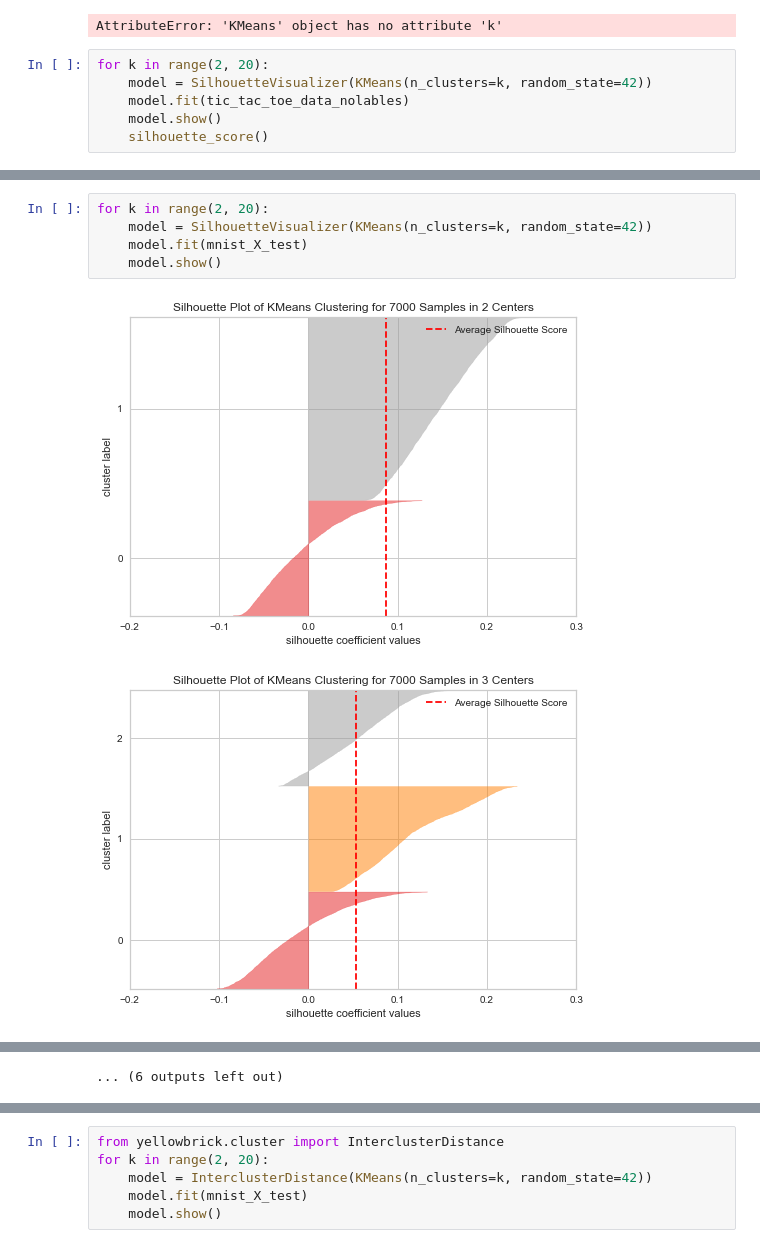
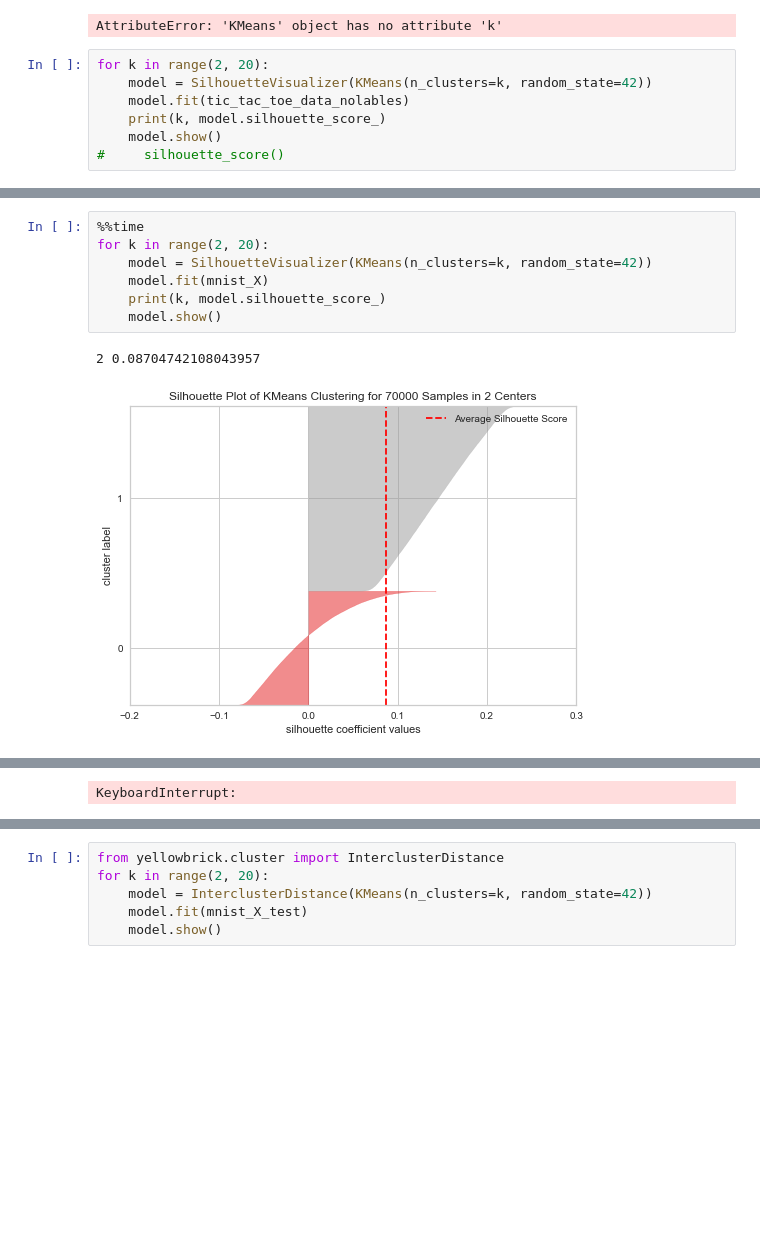
Before and after one commit to barmag/cs7641-projects, a Jupyter notebook: project3/experiments.ipynb, the cells around one changed output, grey strips where cells are left out. Cells and saved outputs as stored; diff of their text form; blank space fills up the shorter version.

```diff
--- a/project3/experiments.ipynb
+++ b/project3/experiments.ipynb
@@ -65,6 +65,7 @@ AttributeError: 'KMeans' object has no attribute 'k'
 for k in range(2, 20):
     model = SilhouetteVisualizer(KMeans(n_clusters=k, random_state=42))
     model.fit(tic_tac_toe_data_nolables)
+    print(k, model.silhouette_score_)
     model.show()
-    silhouette_score()
+#     silhouette_score()
 # %% [output]
@@ -84,8 +85,10 @@ for k in range(2, 20):
 # %%
+%%time
 for k in range(2, 20):
     model = SilhouetteVisualizer(KMeans(n_clusters=k, random_state=42))
-    model.fit(mnist_X_test)
+    model.fit(mnist_X)
+    print(k, model.silhouette_score_)
     model.show()
 # %% [output]
+2 0.08704742108043957
-[figure, old version]
+[figure, new version]
-[figure, removed]
@@ -102 +95 @@ for k in range(2, 20):
-... (6 outputs left out)
+KeyboardInterrupt:
```
Also changed, not shown: parts of 13 cells of this notebook.
